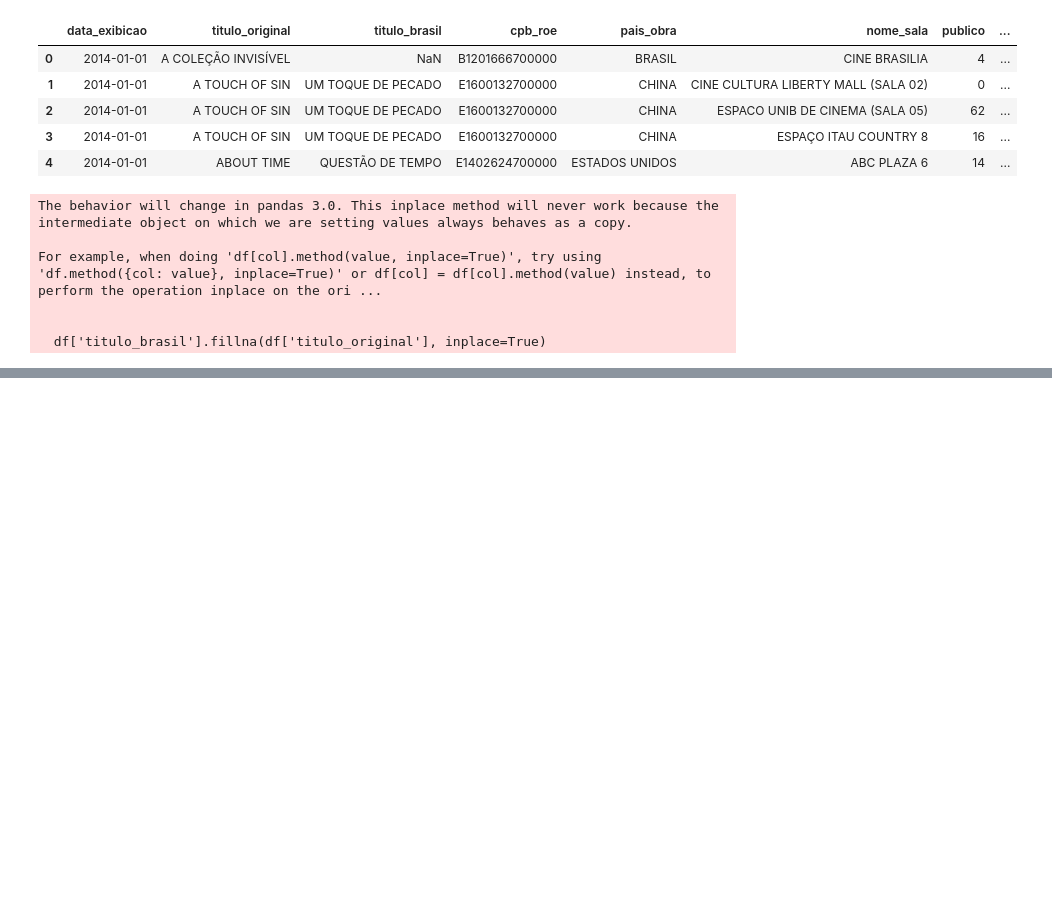
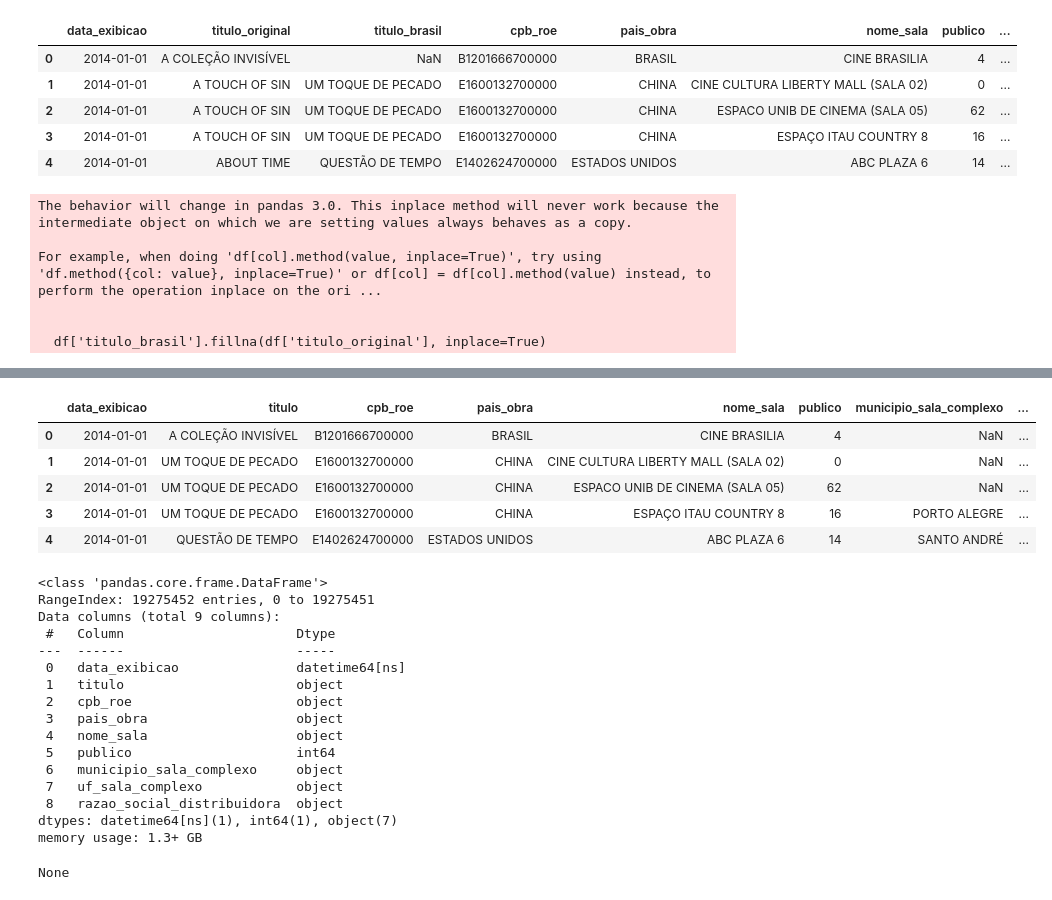
Before and after one commit to JamesIslan/analise-dados-ancine, a Jupyter notebook: src/bilheteria-distribuidoras.ipynb, the cells around one changed output, grey strips where cells are left out. Cells and saved outputs as stored; diff of their text form; code cells hidden in the pictures; blank space fills up the shorter version.

```diff
--- a/src/bilheteria-distribuidoras.ipynb
+++ b/src/bilheteria-distribuidoras.ipynb
@@ -100,0 +98,9 @@ df.to_csv("../db/clean/bilheteria-distribuidoras.csv", index=False)
+# %%
+# Forçar remoção de espaços nos títulos
+df['titulo'] = df['titulo'].str.strip()
+# %%
+# Forçar títulos em caixa alta
+df['titulo'] = df['titulo'].str.upper()
+# %%
+# Dropamos os registros com valores nulos
+df.dropna(inplace=True)
@@ -100,0 +120,28 @@ df.to_csv("../db/clean/bilheteria-distribuidoras.csv", index=False)
+# %%
+display(df.count())
+display(df.head())
+display(df.info())
+# %% [output]
+|  | data_exibicao | titulo | cpb_roe | pais_obra | nome_sala | publico | municipio_sala_complexo | ... |
+| 0 | 2014-01-01 | A COLEÇÃO INVISÍVEL | B1201666700000 | BRASIL | CINE BRASILIA | 4 | NaN | ... |
+| 1 | 2014-01-01 | UM TOQUE DE PECADO | E1600132700000 | CHINA | CINE CULTURA LIBERTY MALL (SALA 02) | 0 | NaN | ... |
+| 2 | 2014-01-01 | UM TOQUE DE PECADO | E1600132700000 | CHINA | ESPACO UNIB DE CINEMA (SALA 05) | 62 | NaN | ... |
+| 3 | 2014-01-01 | UM TOQUE DE PECADO | E1600132700000 | CHINA | ESPAÇO ITAU COUNTRY 8 | 16 | PORTO ALEGRE | ... |
+| 4 | 2014-01-01 | QUESTÃO DE TEMPO | E1402624700000 | ESTADOS UNIDOS | ABC PLAZA 6 | 14 | SANTO ANDRÉ | ... |
+<class 'pandas.core.frame.DataFrame'>
+RangeIndex: 19275452 entries, 0 to 19275451
+Data columns (total 9 columns):
+ #   Column                      Dtype
+---  ------                      -----
+ 0   data_exibicao               datetime64[ns]
+ 1   titulo                      object
+ 2   cpb_roe                     object
+ 3   pais_obra                   object
+ 4   nome_sala                   object
+ 5   publico                     int64
+ 6   municipio_sala_complexo     object
+ 7   uf_sala_complexo            object
+ 8   razao_social_distribuidora  object
+dtypes: datetime64[ns](1), int64(1), object(7)
+memory usage: 1.3+ GB
+None
```
Also changed, not shown: parts of 3 cells of this notebook, 1 other file.
